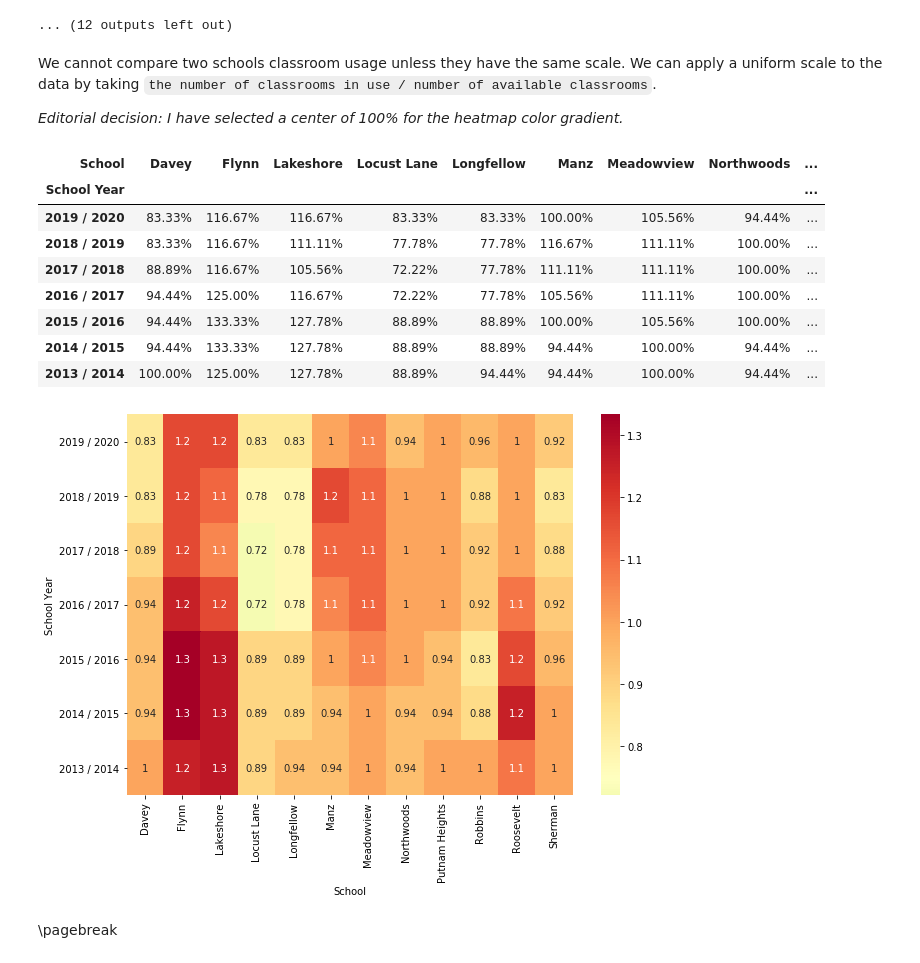
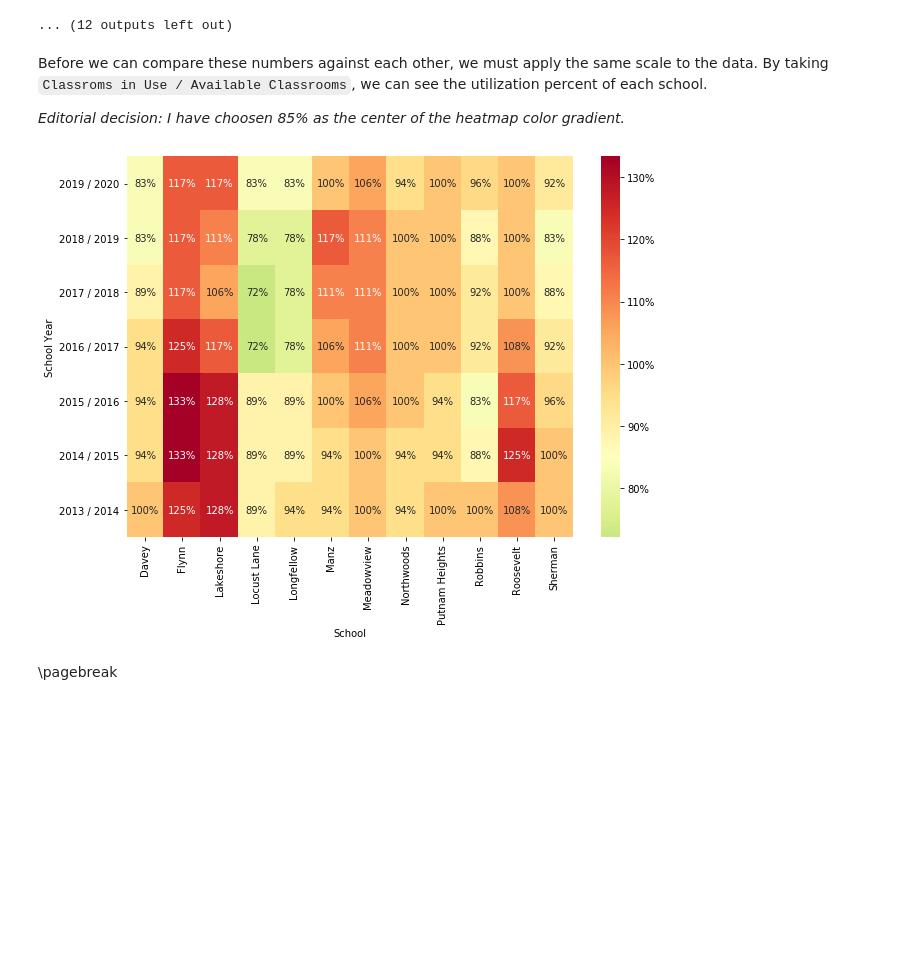
Before and after one commit to toxygene/ecasd-enrollment, a Jupyter notebook: Enrollment Data Analysis.ipynb, the cells around one changed output. Saved outputs shown, nothing was run; the diff lists cells and outputs as text; code cells hidden in the pictures; blank space fills up the shorter version.

```diff
--- a/Enrollment Data Analysis.ipynb
+++ b/Enrollment Data Analysis.ipynb
@@ -142,33 +147,22 @@ for schoolName, school_classroom_utilization_per_year in classroom_utilization_p
 | 2014 / 2015 | 17 | 18 |
 | 2013 / 2014 | 17 | 18 |
 ... (12 outputs left out)
-# %% [markdown]
-We cannot compare two schools classroom usage unless they have the same scale. We can apply a uniform scale to the data by taking `the number of classrooms in use / number of available classrooms`.
-
-*Editorial decision: I have selected a center of 100% for the heatmap color gradient.*
+# %% [markdown]
+Before we can compare these numbers against each other, we must apply the same scale to the data. By taking `Classroms in Use / Available Classrooms`, we can see the utilization percent of each school.
+
+*Editorial decision: I have choosen 85% as the center of the heatmap color gradient.*
 # %%
 classroom_utilization_per_school_year['Classroom Utilization Ratio'] = (classroom_utilization_per_school_year['Classrooms in Use'] / classroom_utilization_per_school_year['Available Classrooms'])
-classroom_utilization_per_school_year['Classroom Utilization Percent'] = classroom_utilization_per_school_year['Classroom Utilization Ratio'].apply(as_percent)
+classroom_utilization_per_school_year['Classroom Utilization Percent'] = classroom_utilization_per_school_year['Classroom Utilization Ratio']
 
-display(classroom_utilization_per_school_year[['School Year','School','Classroom Utilization Percent']].set_index(['School Year','School']).unstack()['Classroom Utilization Percent'].sort_values('School Year', ascending=False))
-
-classroom_utilization_per_school_year = classroom_utilization_per_school_year[['School Year','School','Classroom Utilization Ratio']].set_index(['School Year','School']).unstack()['Classroom Utilization Ratio'].sort_values('School Year', ascending=False)
+classroom_utilization_per_school_year = classroom_utilization_per_school_year[['School Year','School','Classroom Utilization Percent']].set_index(['School Year','School']).unstack()['Classroom Utilization Percent'].sort_values('School Year', ascending=False)
 
 fig, ax = plt.subplots(figsize=(10,7))
-sns.heatmap(classroom_utilization_per_school_year, center=.75, annot=True, cmap="RdYlGn_r", ax=ax)
+sns.heatmap(classroom_utilization_per_school_year, center=.85, annot=True, cmap="RdYlGn_r", ax=ax, fmt='.0%', cbar_kws={'format': FuncFormatter(lambda x,pos: '{:.0%}'.format(x))})
 
 plt.yticks(rotation=0)
 plt.show()
 display(Markdown('\pagebreak'))
 # %% [output]
-| School | Davey | Flynn | Lakeshore | Locust Lane | Longfellow | Manz | Meadowview | Northwoods | ... |
-| School Year |  |  |  |  |  |  |  |  | ... |
-| 2019 / 2020 | 83.33% | 116.67% | 116.67% | 83.33% | 83.33% | 100.00% | 105.56% | 94.44% | ... |
-| 2018 / 2019 | 83.33% | 116.67% | 111.11% | 77.78% | 77.78% | 116.67% | 111.11% | 100.00% | ... |
-| 2017 / 2018 | 88.89% | 116.67% | 105.56% | 72.22% | 77.78% | 111.11% | 111.11% | 100.00% | ... |
-| 2016 / 2017 | 94.44% | 125.00% | 116.67% | 72.22% | 77.78% | 105.56% | 111.11% | 100.00% | ... |
-| 2015 / 2016 | 94.44% | 133.33% | 127.78% | 88.89% | 88.89% | 100.00% | 105.56% | 100.00% | ... |
-| 2014 / 2015 | 94.44% | 133.33% | 127.78% | 88.89% | 88.89% | 94.44% | 100.00% | 94.44% | ... |
-| 2013 / 2014 | 100.00% | 125.00% | 127.78% | 88.89% | 94.44% | 94.44% | 100.00% | 94.44% | ... |
-[figure, old version]
+[figure, new version]
 \pagebreak
```
Also changed, not shown: parts of 11 cells of this notebook.
